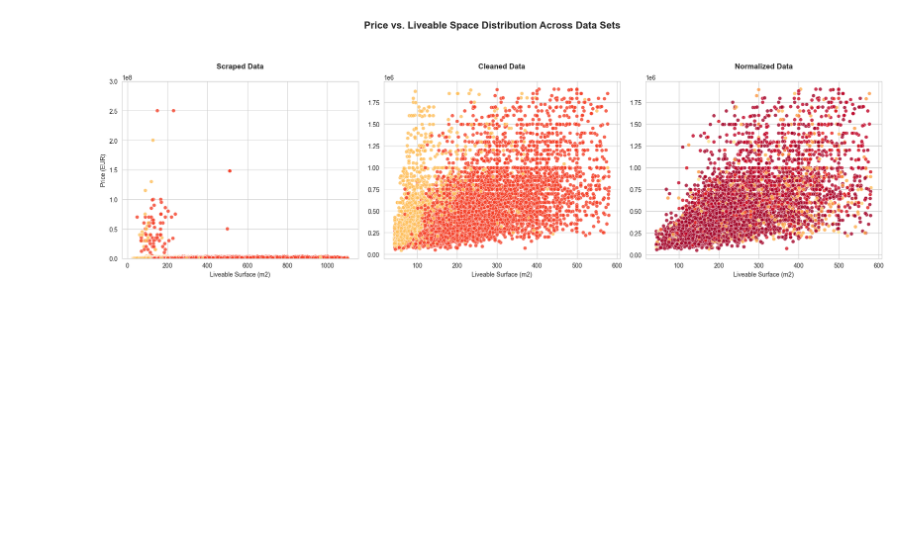
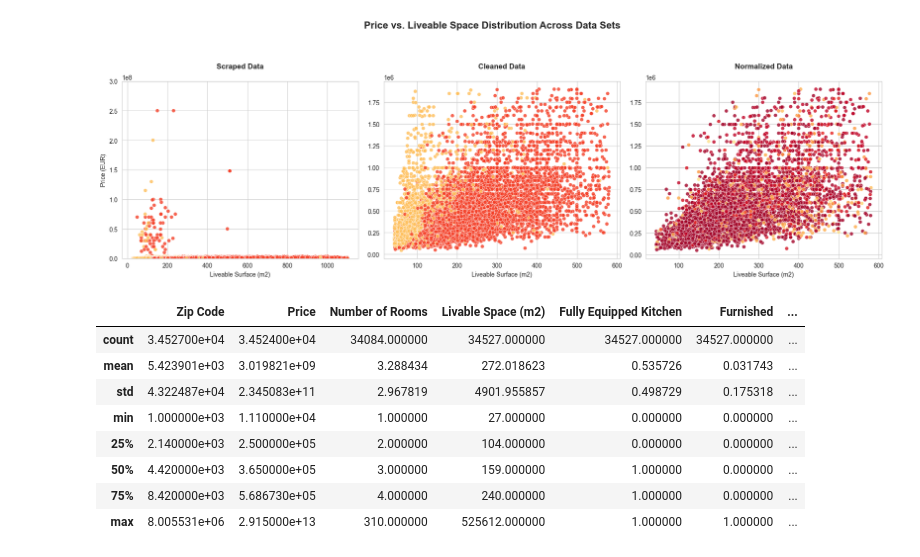
Before and after one commit to Dadelidodu/challenge_immo_analysis, a Jupyter notebook: Notebook Patrycja (1).ipynb, the cells around one changed output. Saved outputs shown, nothing was run; the diff lists cells and outputs as text; code cells hidden in the pictures; blank space fills up the shorter version.

```diff
--- a/Notebook Patrycja.ipynb
+++ b/Notebook Patrycja (1).ipynb
@@ -199,3 +199,15 @@ plt.tight_layout(rect=[0, 0, 1, 0.92])  # Adjust layout to make room for suptitl
 plt.show()
 # %% [output]
 [figure]
+# %%
+scraped_df.describe()
+# %% [output]
+|  | Zip Code | Price | Number of Rooms | Livable Space (m2) | Fully Equipped Kitchen | Furnished | ... |
+| count | 3.452700e+04 | 3.452400e+04 | 34084.000000 | 34527.000000 | 34527.000000 | 34527.000000 | ... |
+| mean | 5.423901e+03 | 3.019821e+09 | 3.288434 | 272.018623 | 0.535726 | 0.031743 | ... |
+| std | 4.322487e+04 | 2.345083e+11 | 2.967819 | 4901.955857 | 0.498729 | 0.175318 | ... |
+| min | 1.000000e+03 | 1.110000e+04 | 1.000000 | 27.000000 | 0.000000 | 0.000000 | ... |
+| 25% | 2.140000e+03 | 2.500000e+05 | 2.000000 | 104.000000 | 0.000000 | 0.000000 | ... |
+| 50% | 4.420000e+03 | 3.650000e+05 | 3.000000 | 159.000000 | 1.000000 | 0.000000 | ... |
+| 75% | 8.420000e+03 | 5.686730e+05 | 4.000000 | 240.000000 | 1.000000 | 0.000000 | ... |
+| max | 8.005531e+06 | 2.915000e+13 | 310.000000 | 525612.000000 | 1.000000 | 1.000000 | ... |
```
Also changed, not shown: parts of 2 cells of this notebook, 2 other files.
